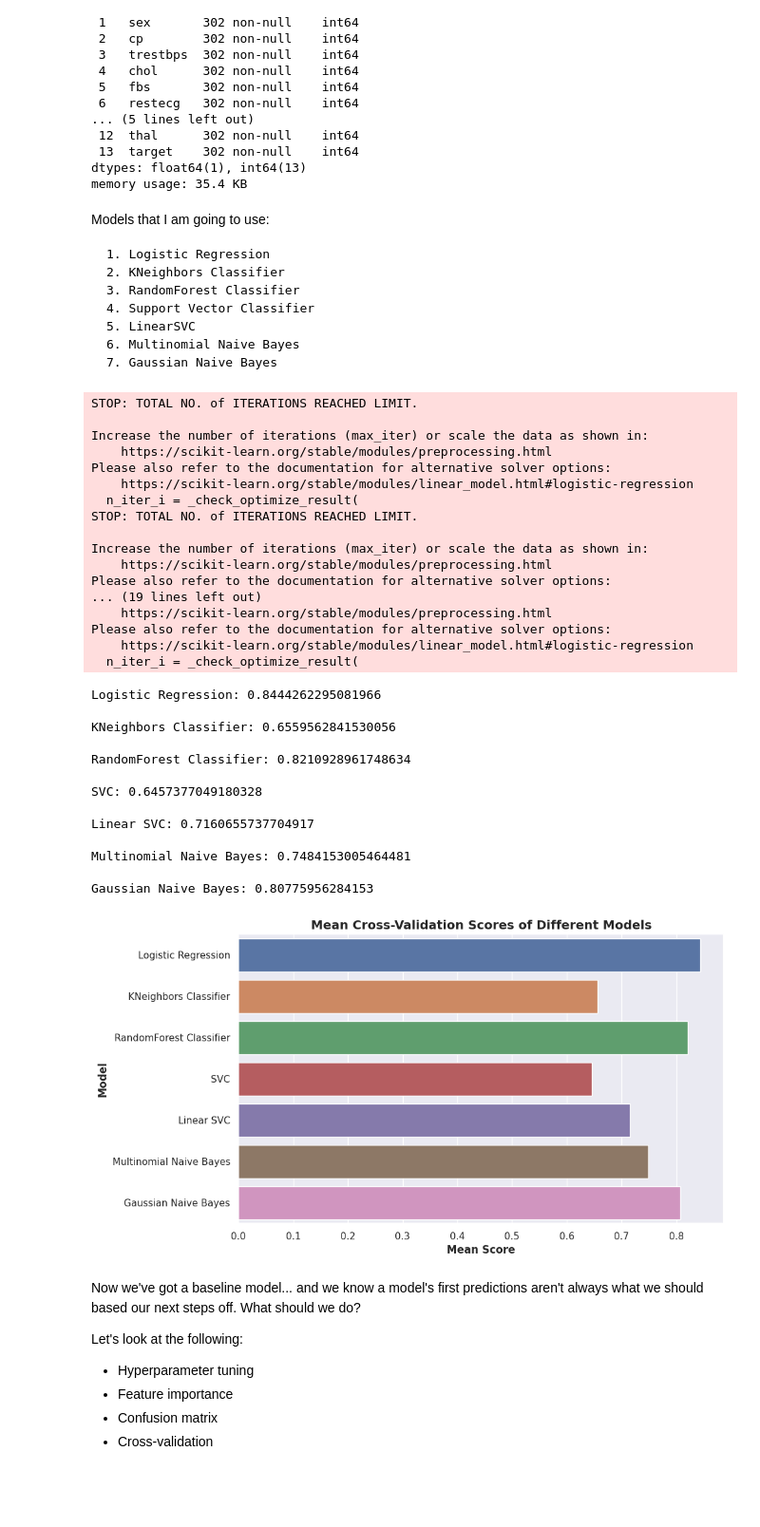
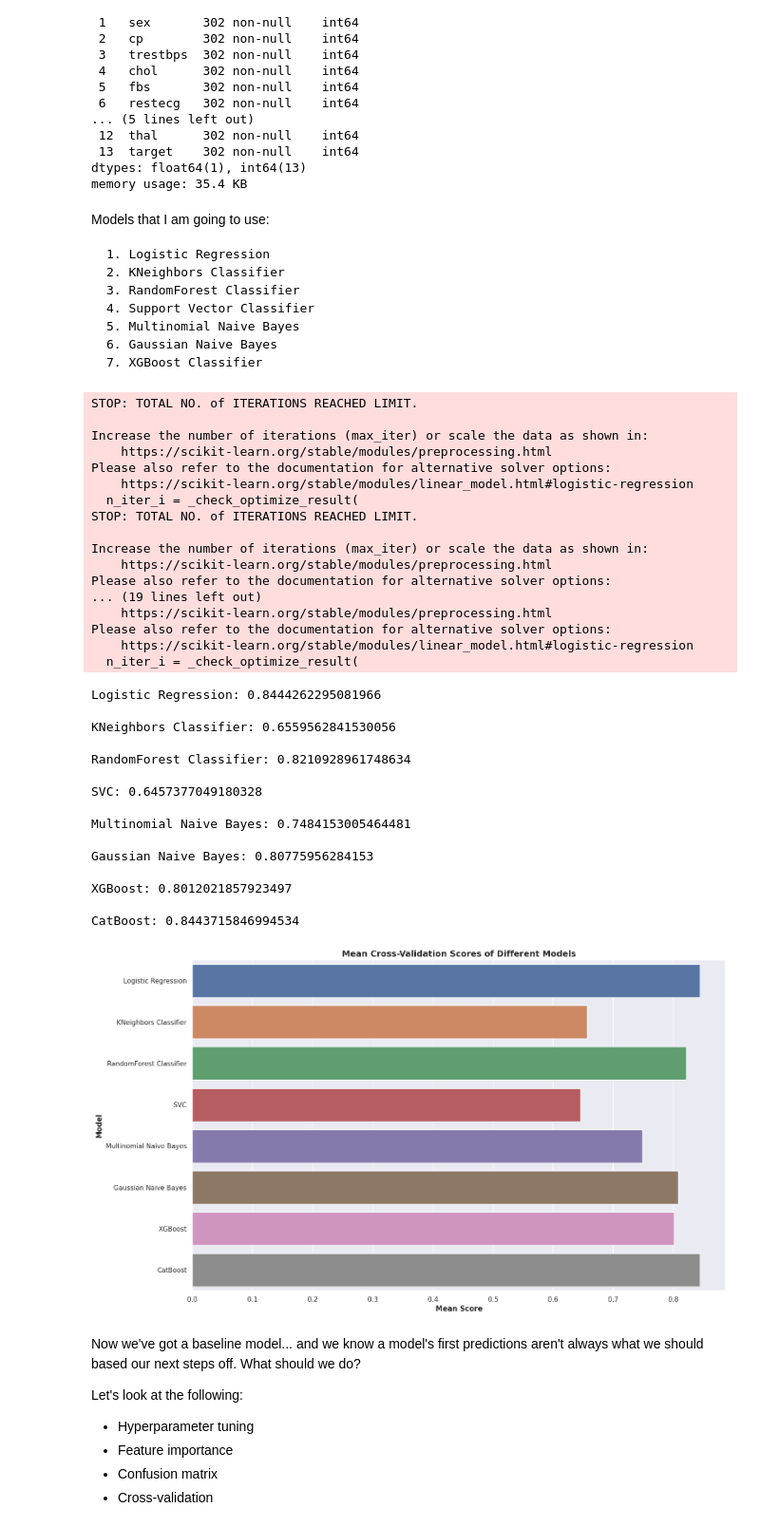
Before and after one commit to sakethyalamanchili/Kaggle-Notebooks, a Jupyter notebook: heart-disease-prediction-with-ml.ipynb, the cells around one changed output. Shown at 95% size. Saved outputs shown, nothing was run; the diff lists cells and outputs as text; code cells hidden in the pictures; blank space fills up the shorter version.

```diff
--- a/heart-disease-prediction-with-ml.ipynb
+++ b/heart-disease-prediction-with-ml.ipynb
@@ -518,18 +520,19 @@ Models that I am going to use:
     2. KNeighbors Classifier
     3. RandomForest Classifier
     4. Support Vector Classifier
-    5. LinearSVC
-    6. Multinomial Naive Bayes
-    7. Gaussian Naive Bayes
+    5. Multinomial Naive Bayes
+    6. Gaussian Naive Bayes
+    7. XGBoost Classifier
 # %%
 models = {
     "Logistic Regression" : LogisticRegression(),
     "KNeighbors Classifier" : KNeighborsClassifier(),
     "RandomForest Classifier" : RandomForestClassifier(),
     "SVC" : SVC(),
-    "Linear SVC" : LinearSVC(),
     "Multinomial Naive Bayes" : MultinomialNB(),
-    "Gaussian Naive Bayes" : GaussianNB()
+    "Gaussian Naive Bayes" : GaussianNB(),
+    "XGBoost" : XGBClassifier(),
+    "CatBoost" : CatBoostClassifier(verbose=False)
 }
 # %%
 np.random.seed(42)
@@ -565,21 +568,23 @@ RandomForest Classifier: 0.8210928961748634
 
 SVC: 0.6457377049180328
 
-Linear SVC: 0.7160655737704917
-
 Multinomial Naive Bayes: 0.7484153005464481
 
 Gaussian Naive Bayes: 0.80775956284153
+
+XGBoost: 0.8012021857923497
+
+CatBoost: 0.8443715846994534
 # %%
 sns.set(style='darkgrid')
-plt.figure(figsize=(10, 6))
+plt.figure(figsize=(16, 10))
 sns.barplot(y=list(mean_scores.keys()), x=list(mean_scores.values()), orient='h')
 plt.xlabel('Mean Score', fontweight='bold')
 plt.ylabel('Model', fontweight='bold')
 plt.title('Mean Cross-Validation Scores of Different Models', fontsize=14, fontweight='bold')
 plt.show()
 # %% [output]
-[figure, old version]
+[figure, new version]
 # %% [markdown]
 Now we've got a baseline model... and we know a model's first predictions aren't always what we should based our next steps off. What should we do?
 
```
Also changed, not shown: parts of 41 cells of this notebook.
